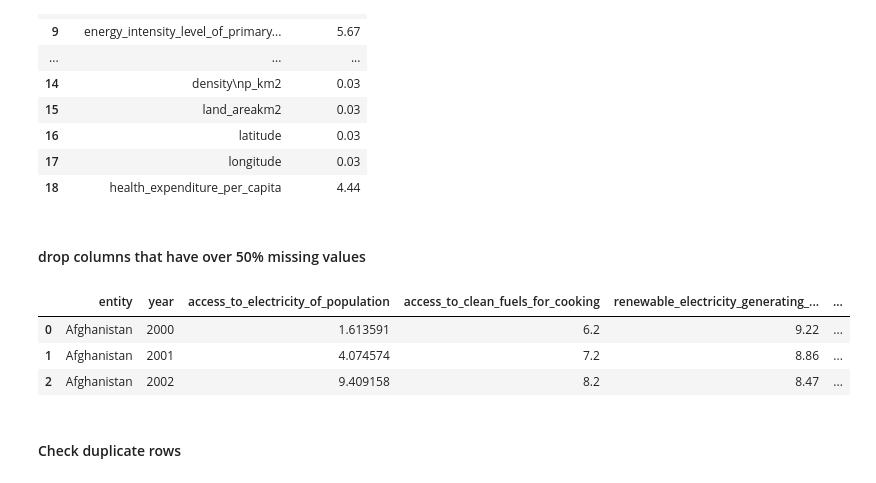
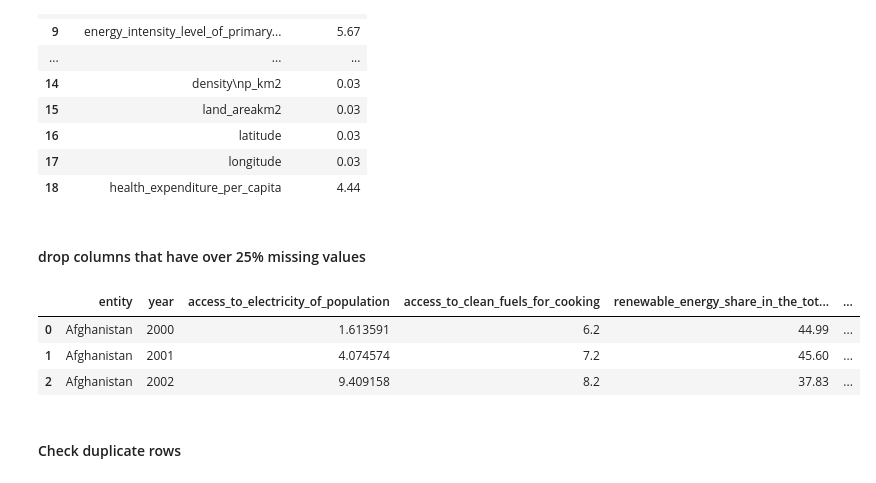
Before and after one commit to mayusuf/Global-Data-on-Sustainable-Energy, a Jupyter notebook: main.ipynb, the cells around one changed output. Cells and saved outputs as stored; diff of their text form; code cells hidden in the pictures.

Commit message:
EDA, clean data, save clean data

```diff
--- a/main.ipynb
+++ b/main.ipynb
@@ -226,18 +247,18 @@ cols_nan_percentage
 | 17 | longitude | 0.03 |
 | 18 | health_expenditure_per_capita | 4.44 |
 # %% [markdown]
-#### drop columns that have over 50% missing values
+#### drop columns that have over 25% missing values
 # %%
-cols_nan_percentage_ov_50 = cols_nan_percentage[cols_nan_percentage['percentage'] > 50].reset_index()
-drop_list = list(cols_nan_percentage_ov_50['col_name'])
+cols_nan_percentage_ov_25 = cols_nan_percentage[cols_nan_percentage['percentage'] > 25].reset_index()
+drop_list = list(cols_nan_percentage_ov_25['col_name'])
 drop_list.extend(['latitude','longitude'])
 data = data.drop(drop_list, axis=1)
 data.head(3)
 # %% [output]
-|  | entity | year | access_to_electricity_of_population | access_to_clean_fuels_for_cooking | renewable_electricity_generating_... | ... |
-| 0 | Afghanistan | 2000 | 1.613591 | 6.2 | 9.22 | ... |
-| 1 | Afghanistan | 2001 | 4.074574 | 7.2 | 8.86 | ... |
-| 2 | Afghanistan | 2002 | 9.409158 | 8.2 | 8.47 | ... |
+|  | entity | year | access_to_electricity_of_population | access_to_clean_fuels_for_cooking | renewable_energy_share_in_the_tot... | ... |
+| 0 | Afghanistan | 2000 | 1.613591 | 6.2 | 44.99 | ... |
+| 1 | Afghanistan | 2001 | 4.074574 | 7.2 | 45.60 | ... |
+| 2 | Afghanistan | 2002 | 9.409158 | 8.2 | 37.83 | ... |
 # %% [markdown]
 #### Check duplicate rows
 # %%
```
Also changed, not shown: parts of 34 cells of this notebook, 4 other files.
